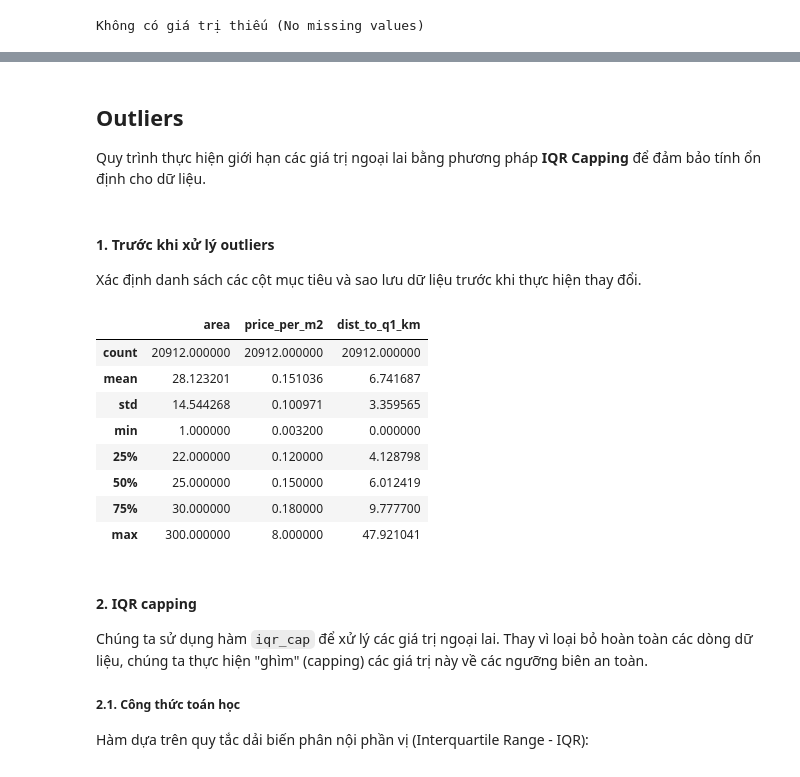
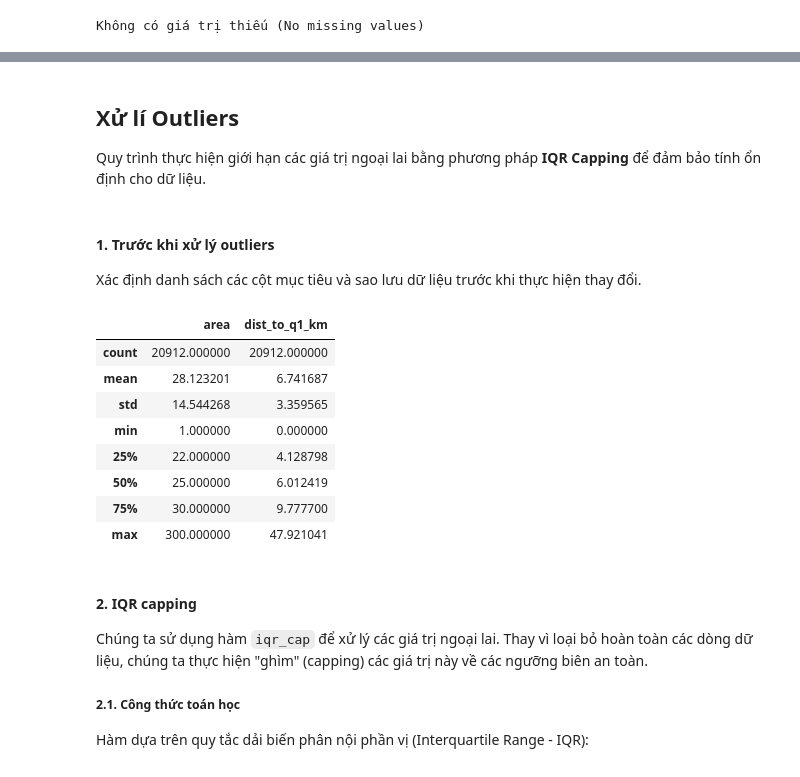
Before and after one commit to HungHiHung10/Intro2DS, a Jupyter notebook: notebooks/ProcessingData.ipynb, the cells around one changed output, grey strips where cells are left out. Saved outputs shown, nothing was run; the diff lists cells and outputs as text; code cells hidden in the pictures.

Commit message:
fix: delete fe 'price_m2' and add fe 'month'

```diff
--- a/notebooks/ProcessingData.ipynb
+++ b/notebooks/ProcessingData.ipynb
@@ -243,5 +255,4 @@ $$price\_per\_m2 = \frac{price}{area}$$
 # %%
-df["price_per_m2"] = df["price"] / df["area"]
-
-print("Xem qua về cột mới tạo:")
-df["price_per_m2"].describe()
+df["date"] = pd.to_datetime(df["date"], errors="coerce")
+df["month"] = df["date"].dt.month
+df = df.drop(columns=["date"])
@@ -621,5 +628,5 @@ Không có giá trị thiếu (No missing values)
 # %% [markdown]
-## **Outliers**
+## **Xử lí Outliers**
 Quy trình thực hiện giới hạn các giá trị ngoại lai bằng phương pháp **IQR Capping** để đảm bảo tính ổn định cho dữ liệu.
 # %% [markdown]
 #### 1. Trước khi xử lý outliers
@@ -627,22 +634,21 @@ Xác định danh sách các cột mục tiêu và sao lưu dữ liệu trước
 # %%
 outlier_cols = [
     "area",
-    "price_per_m2",
     "dist_to_q1_km"
 ]
 
 df_before_outlier = df[outlier_cols].copy()
 display(df[outlier_cols].describe())
 # %% [output]
-|  | area | price_per_m2 | dist_to_q1_km |
-| count | 20912.000000 | 20912.000000 | 20912.000000 |
-| mean | 28.123201 | 0.151036 | 6.741687 |
-| std | 14.544268 | 0.100971 | 3.359565 |
-| min | 1.000000 | 0.003200 | 0.000000 |
-| 25% | 22.000000 | 0.120000 | 4.128798 |
-| 50% | 25.000000 | 0.150000 | 6.012419 |
-| 75% | 30.000000 | 0.180000 | 9.777700 |
-| max | 300.000000 | 8.000000 | 47.921041 |
+|  | area | dist_to_q1_km |
+| count | 20912.000000 | 20912.000000 |
+| mean | 28.123201 | 6.741687 |
+| std | 14.544268 | 3.359565 |
+| min | 1.000000 | 0.000000 |
+| 25% | 22.000000 | 4.128798 |
+| 50% | 25.000000 | 6.012419 |
+| 75% | 30.000000 | 9.777700 |
+| max | 300.000000 | 47.921041 |
 # %% [markdown]
 #### 2. IQR capping
 Chúng ta sử dụng hàm `iqr_cap` để xử lý các giá trị ngoại lai. Thay vì loại bỏ hoàn toàn các dòng dữ liệu, chúng ta thực hiện "ghìm" (capping) các giá trị này về các ngưỡng biên an toàn.
```
Also changed, not shown: parts of 14 cells of this notebook, 2 other files.
